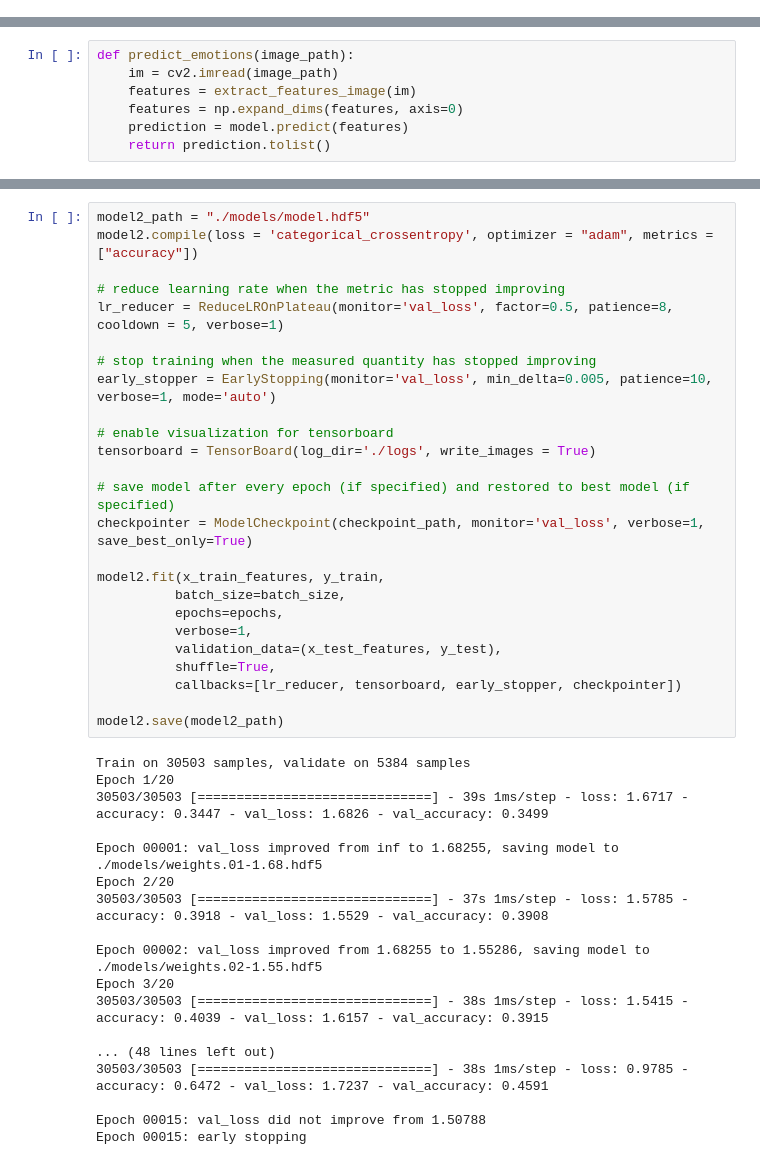
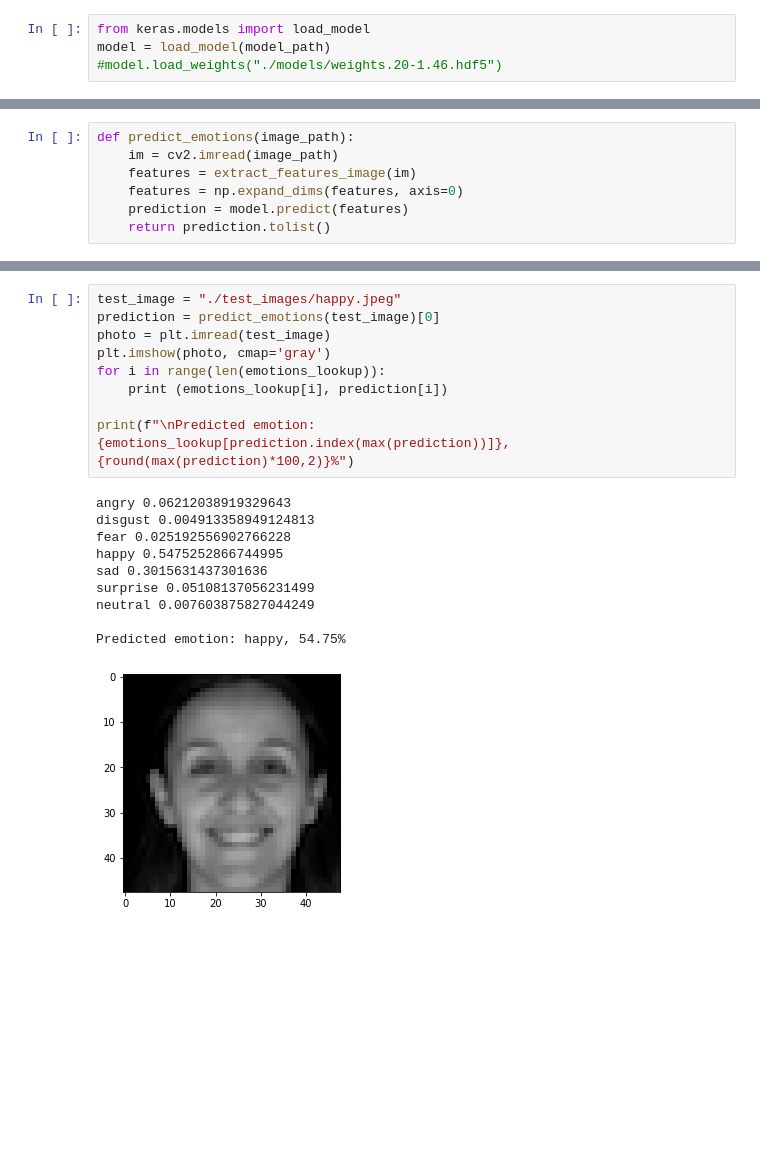
Before and after one commit to chitwankaudan/videoemotion, a Jupyter notebook: Keras model.ipynb, the cells around one changed output, grey strips where cells are left out. Cells and saved outputs as stored; diff of their text form; blank space fills up the shorter version.

```diff
--- a/Keras model.ipynb
+++ b/Keras model.ipynb
@@ -472,3 +481,7 @@ def plot_confusion_matrix(y_true, y_pred, classes,
     return ax
 # %% [markdown]
 # Accuracy report and Confusion Matrix for training data
+# %%
+from keras.models import load_model
+model = load_model(model_path)
+#model.load_weights("./models/weights.20-1.46.hdf5")
@@ -700,43 +681,20 @@ _________________________________________________________________
-# %%
-model2_path = "./models/model.hdf5"
-model2.compile(loss = 'categorical_crossentropy', optimizer = "adam", metrics = ["accuracy"])
-
-# reduce learning rate when the metric has stopped improving
-lr_reducer = ReduceLROnPlateau(monitor='val_loss', factor=0.5, patience=8, cooldown = 5, verbose=1)
-
-# stop training when the measured quantity has stopped improving
-early_stopper = EarlyStopping(monitor='val_loss', min_delta=0.005, patience=10, verbose=1, mode='auto')
-
-# enable visualization for tensorboard
-tensorboard = TensorBoard(log_dir='./logs', write_images = True)
-
-# save model after every epoch (if specified) and restored to best model (if specified)
-checkpointer = ModelCheckpoint(checkpoint_path, monitor='val_loss', verbose=1, save_best_only=True)
-
-model2.fit(x_train_features, y_train,
-          batch_size=batch_size,
-          epochs=epochs,
-          verbose=1,
-          validation_data=(x_test_features, y_test),
-          shuffle=True,
-          callbacks=[lr_reducer, tensorboard, early_stopper, checkpointer])
-
-model2.save(model2_path)
-# %% [output]
-Train on 30503 samples, validate on 5384 samples
-Epoch 1/20
-30503/30503 [==============================] - 39s 1ms/step - loss: 1.6717 - accuracy: 0.3447 - val_loss: 1.6826 - val_accuracy: 0.3499
-
-Epoch 00001: val_loss improved from inf to 1.68255, saving model to ./models/weights.01-1.68.hdf5
-Epoch 2/20
-30503/30503 [==============================] - 37s 1ms/step - loss: 1.5785 - accuracy: 0.3918 - val_loss: 1.5529 - val_accuracy: 0.3908
-
-Epoch 00002: val_loss improved from 1.68255 to 1.55286, saving model to ./models/weights.02-1.55.hdf5
-Epoch 3/20
-30503/30503 [==============================] - 38s 1ms/step - loss: 1.5415 - accuracy: 0.4039 - val_loss: 1.6157 - val_accuracy: 0.3915
-
-... (48 lines left out)
-30503/30503 [==============================] - 38s 1ms/step - loss: 0.9785 - accuracy: 0.6472 - val_loss: 1.7237 - val_accuracy: 0.4591
-
-Epoch 00015: val_loss did not improve from 1.50788
-Epoch 00015: early stopping
+# %%
+test_image = "./test_images/happy.jpeg"
+prediction = predict_emotions(test_image)[0]
+photo = plt.imread(test_image)
+plt.imshow(photo, cmap='gray')
+for i in range(len(emotions_lookup)):
+    print (emotions_lookup[i], prediction[i])
+
+print(f"\nPredicted emotion: {emotions_lookup[prediction.index(max(prediction))]}, {round(max(prediction)*100,2)}%")
+# %% [output]
+angry 0.06212038919329643
+disgust 0.004913358949124813
+fear 0.025192556902766228
+happy 0.5475252866744995
+sad 0.3015631437301636
+surprise 0.05108137056231499
+neutral 0.007603875827044249
+
+Predicted emotion: happy, 54.75%
+[figure, added]
```
Also changed, not shown: parts of 18 cells of this notebook, 6 other files.
